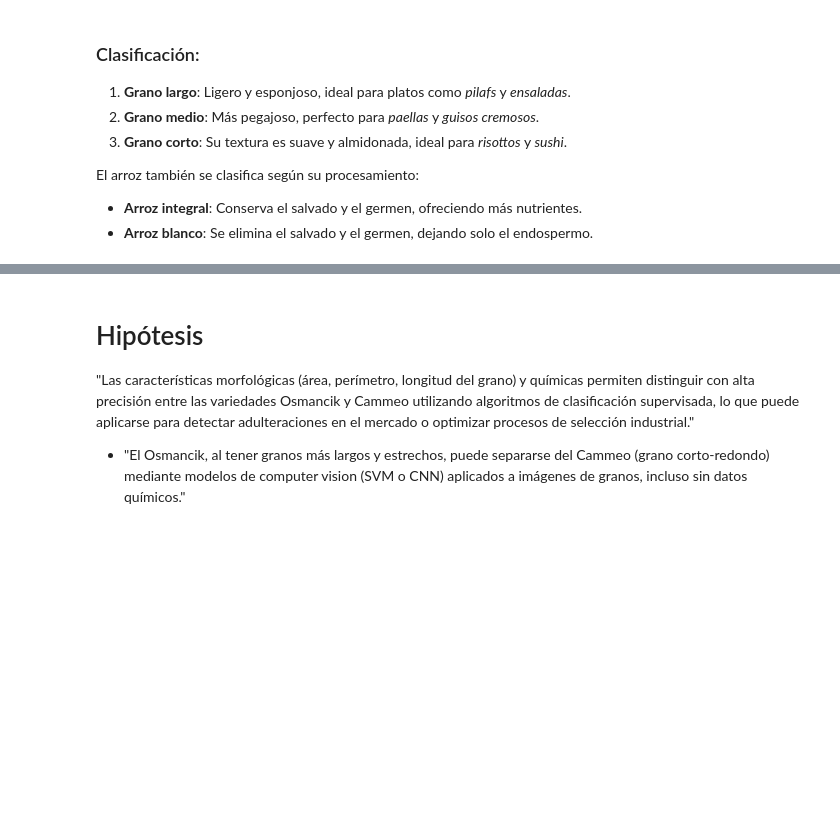
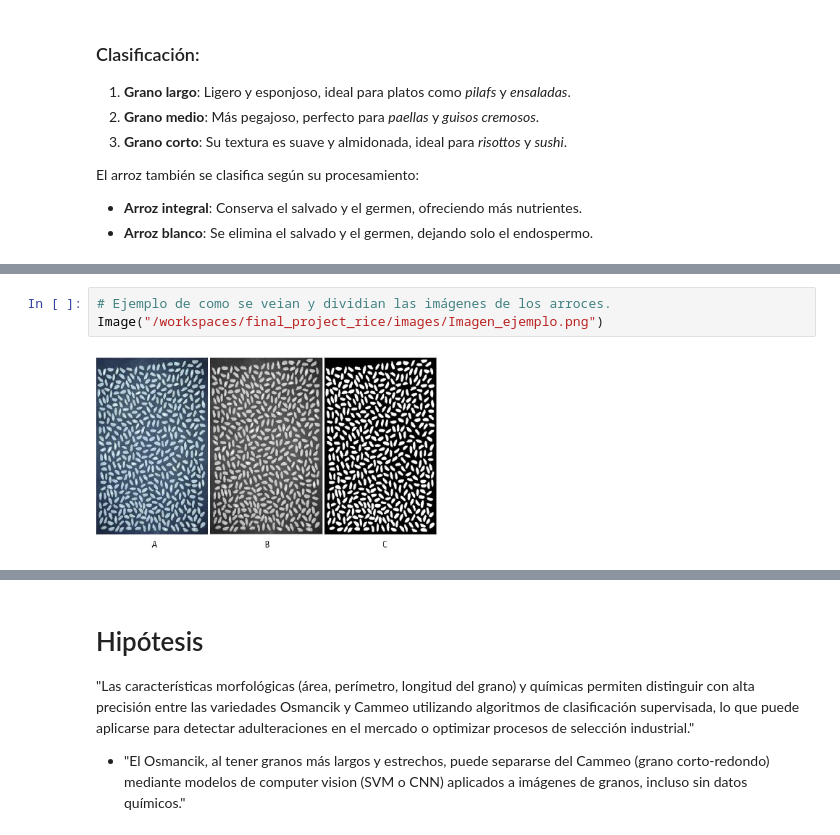
Before and after one commit to enriquemx1/final_project_rice, a Jupyter notebook: notebook/04_Rice_Project.ipynb, the cells around one changed output, grey strips where cells are left out. Cells and saved outputs as stored; diff of their text form; blank space fills up the shorter version.

```diff
--- a/notebook/04_Rice_Project.ipynb
+++ b/notebook/04_Rice_Project.ipynb
@@ -91,0 +92,5 @@ Este experimento no solo ayuda a mejorar la clasificación de variedades de arro
+# %%
+# Ejemplo de como se veian y dividian las imágenes de los arroces.
+Image("/workspaces/final_project_rice/images/Imagen_ejemplo.png")
+# %% [output]
+[figure, added]
```
Also changed, not shown: parts of 7 cells of this notebook, 3 other files.
